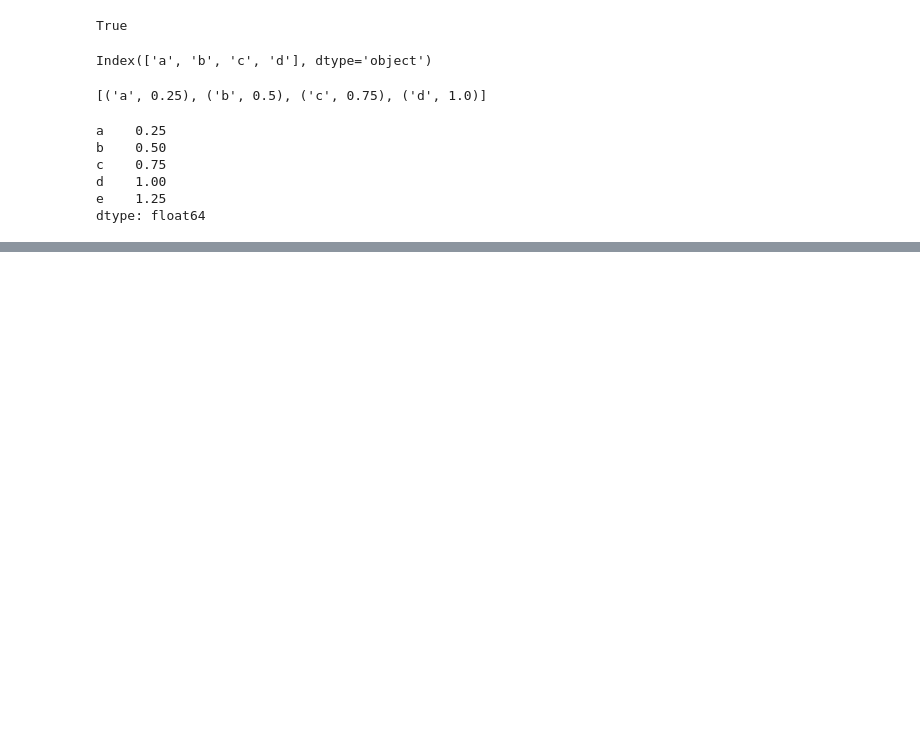
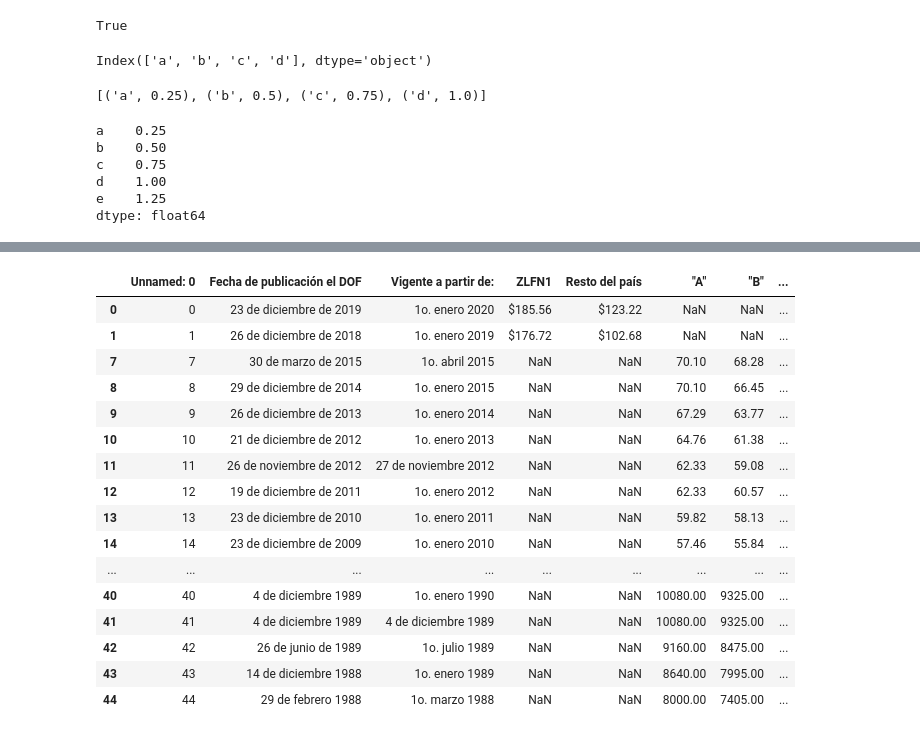
Before and after one commit to DCIDA2019/dcida2020ii-JJRamirezR, a Jupyter notebook: Sep4/pruebaTablas_1.ipynb, the cells around one changed output, grey strips where cells are left out. Cells and saved outputs as stored; diff of their text form; code cells hidden in the pictures; blank space fills up the shorter version.

```diff
--- a/Sep4/pruebaTablas_1.ipynb
+++ b/Sep4/pruebaTablas_1.ipynb
@@ -191,0 +338,21 @@ dtype: float64
+# %%
+#con thresh filtro los valores mínimos de los valores no nulos
+sal.dropna(axis='rows',thresh=5)
+# %% [output]
+|  | Unnamed: 0 | Fecha de publicación el DOF | Vigente a partir de: | ZLFN1 | Resto del país | "A" | "B" | ... |
+| 0 | 0 | 23 de diciembre de 2019 | 1o. enero 2020 | $185.56 | $123.22 | NaN | NaN | ... |
+| 1 | 1 | 26 de diciembre de 2018 | 1o. enero 2019 | $176.72 | $102.68 | NaN | NaN | ... |
+| 7 | 7 | 30 de marzo de 2015 | 1o. abril 2015 | NaN | NaN | 70.10 | 68.28 | ... |
+| 8 | 8 | 29 de diciembre de 2014 | 1o. enero 2015 | NaN | NaN | 70.10 | 66.45 | ... |
+| 9 | 9 | 26 de diciembre de 2013 | 1o. enero 2014 | NaN | NaN | 67.29 | 63.77 | ... |
+| 10 | 10 | 21 de diciembre de 2012 | 1o. enero 2013 | NaN | NaN | 64.76 | 61.38 | ... |
+| 11 | 11 | 26 de noviembre de 2012 | 27 de noviembre 2012 | NaN | NaN | 62.33 | 59.08 | ... |
+| 12 | 12 | 19 de diciembre de 2011 | 1o. enero 2012 | NaN | NaN | 62.33 | 60.57 | ... |
+| 13 | 13 | 23 de diciembre de 2010 | 1o. enero 2011 | NaN | NaN | 59.82 | 58.13 | ... |
+| 14 | 14 | 23 de diciembre de 2009 | 1o. enero 2010 | NaN | NaN | 57.46 | 55.84 | ... |
+| ... | ... | ... | ... | ... | ... | ... | ... | ... |
+| 40 | 40 | 4 de diciembre 1989 | 1o. enero 1990 | NaN | NaN | 10080.00 | 9325.00 | ... |
+| 41 | 41 | 4 de diciembre 1989 | 4 de diciembre 1989 | NaN | NaN | 10080.00 | 9325.00 | ... |
+| 42 | 42 | 26 de junio de 1989 | 1o. julio 1989 | NaN | NaN | 9160.00 | 8475.00 | ... |
+| 43 | 43 | 14 de diciembre 1988 | 1o. enero 1989 | NaN | NaN | 8640.00 | 7995.00 | ... |
+| 44 | 44 | 29 de febrero 1988 | 1o. marzo 1988 | NaN | NaN | 8000.00 | 7405.00 | ... |
```
Also changed, not shown: parts of 12 cells of this notebook.
